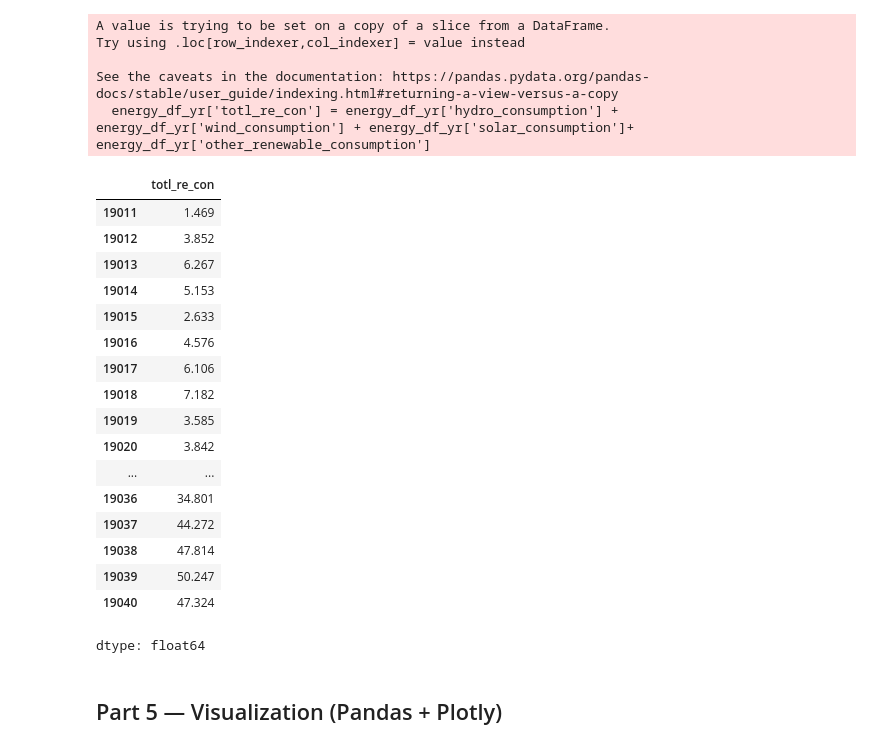
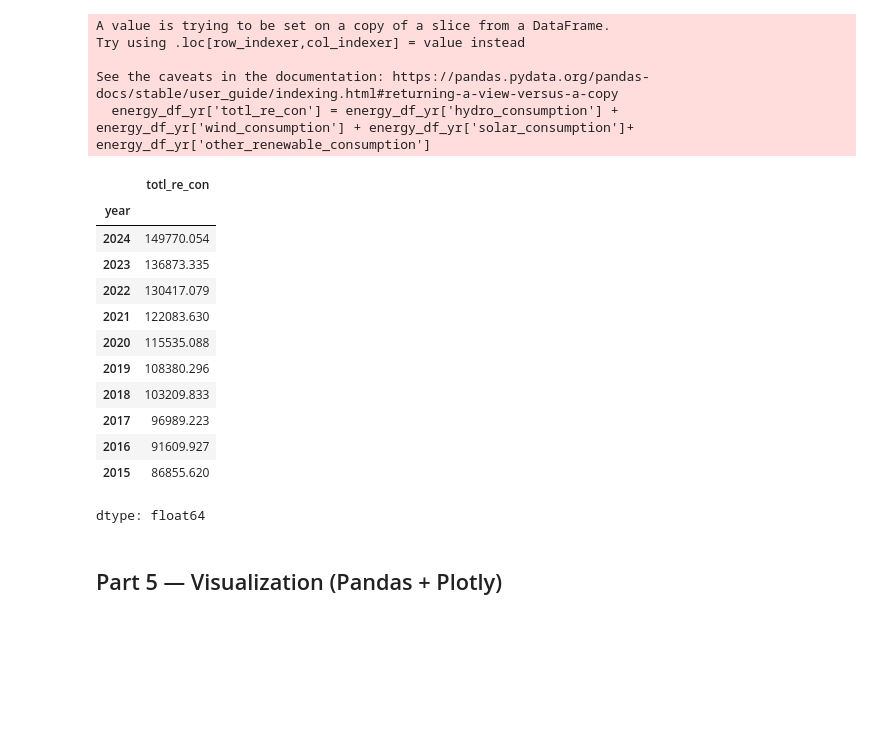
Before and after one commit to ellenwang995/week2_pandas, a Jupyter notebook: Session_2_Student_Worksheet.ipynb, the cells around one changed output. Cells and saved outputs as stored; diff of their text form; code cells hidden in the pictures; blank space fills up the shorter version.

```diff
--- a/Session_2_Student_Worksheet.ipynb
+++ b/Session_2_Student_Worksheet.ipynb
@@ -187,34 +187,25 @@ Try using .loc[row_indexer,col_indexer] = value instead
 
 See the caveats in the documentation: https://pandas.pydata.org/pandas-docs/stable/user_guide/indexing.html#returning-a-view-versus-a-copy
   energy_df_yr['totl_re_con'] = energy_df_yr['hydro_consumption'] + energy_df_yr['wind_consumption'] + energy_df_yr['solar_consumption']+ energy_df_yr['other_renewable_consumption']
-# %%
-#create new df with only gernmany france sweden india south africa
-energy_df_yr.loc[energy_df_yr['country'] == 'South Africa', 'totl_re_con']
-# %% [output]
-|  | totl_re_con |
-| 19011 | 1.469 |
-| 19012 | 3.852 |
-| 19013 | 6.267 |
-| 19014 | 5.153 |
-| 19015 | 2.633 |
-| 19016 | 4.576 |
-| 19017 | 6.106 |
-| 19018 | 7.182 |
-| 19019 | 3.585 |
-| 19020 | 3.842 |
-| ... | ... |
-| 19036 | 34.801 |
-| 19037 | 44.272 |
-| 19038 | 47.814 |
-| 19039 | 50.247 |
-| 19040 | 47.324 |
-dtype: float64
 # %%
-category_col = energy_Germany_yr
-numeric_col = energy_Germany_yr['totl_re_con']
 
-by_cat = df.groupby(category_col)[numeric_col].sum().sort_values(ascending=False)
-by_cat.head(10)
+
+by_cat = energy_df_yr.groupby('year')['totl_re_con'].sum().sort_values(ascending=False)
+display(by_cat.head(10))
+# %% [output]
+|  | totl_re_con |
+| year |  |
+| 2024 | 149770.054 |
+| 2023 | 136873.335 |
+| 2022 | 130417.079 |
+| 2021 | 122083.630 |
+| 2020 | 115535.088 |
+| 2019 | 108380.296 |
+| 2018 | 103209.833 |
+| 2017 | 96989.223 |
+| 2016 | 91609.927 |
+| 2015 | 86855.620 |
+dtype: float64
 # %% [markdown]
 ## Part 5 — Visualization (Pandas + Plotly)
 # %%
```
Also changed, not shown: parts of 3 cells of this notebook.
